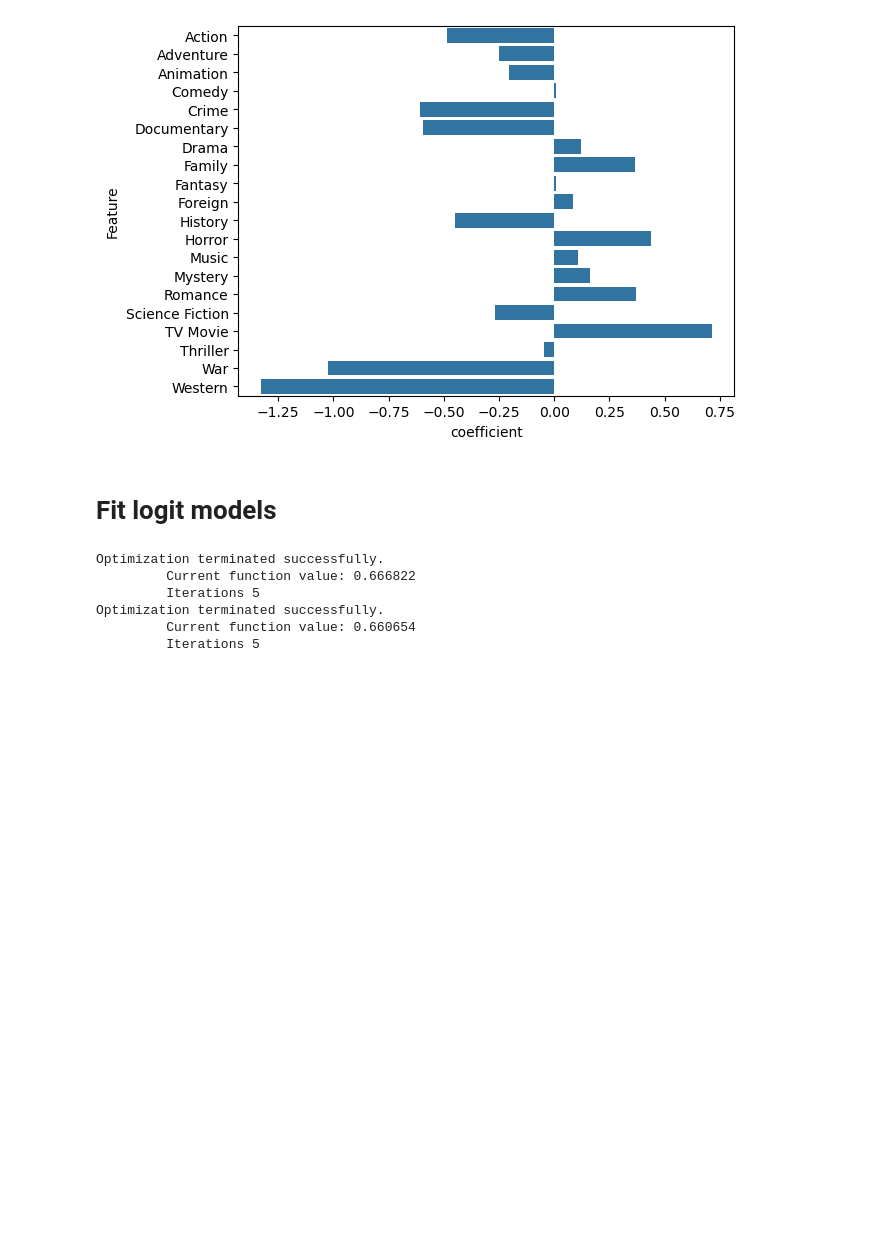
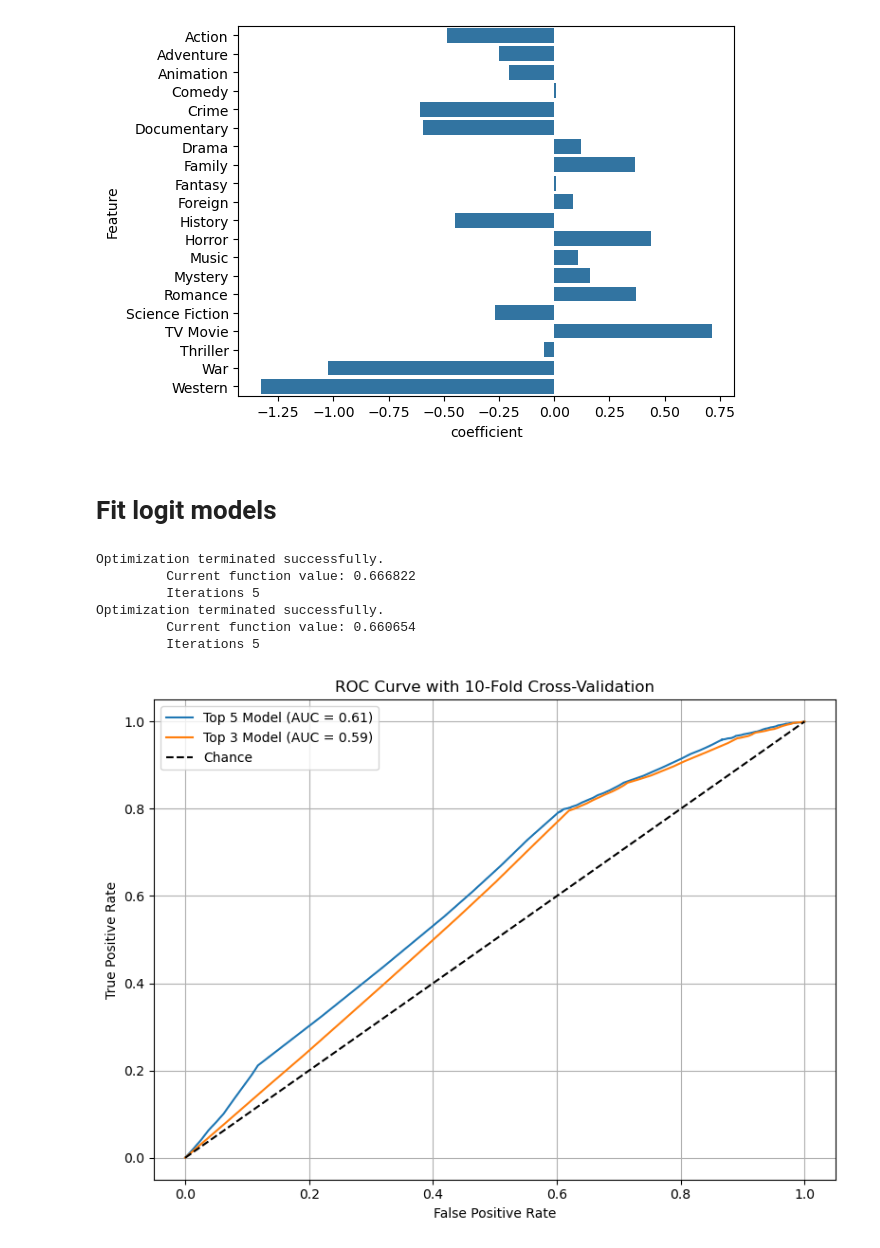
Before and after one commit to 80line/Bechdel_Test_Films, a Jupyter notebook: bechdel_test_films.ipynb, the cells around one changed output. Drawn from its saved outputs; the diff is of its cells as text; code cells hidden in the pictures; blank space fills up the shorter version.

Commit message:
Added ROC curves

```diff
--- a/bechdel_test_films.ipynb
+++ b/bechdel_test_films.ipynb
@@ -636,0 +639,41 @@ plt.close()
+# %%
+from sklearn.model_selection import StratifiedKFold, cross_val_predict
+from sklearn.linear_model import LogisticRegression
+from sklearn.metrics import roc_curve, auc
+import matplotlib.pyplot as plt
+
+# Set cross-validation to k=10
+cv = StratifiedKFold(n_splits=10, shuffle=True, random_state=12345)
+
+# Generate CV predicted probabilities
+probs_top5 = cross_val_predict(
+    LogisticRegression(max_iter=1000),  # same structure as top5_mod
+    X_top5, y, cv=cv, method='predict_proba'
+)[:, 1]
+
+probs_top3 = cross_val_predict(
+    LogisticRegression(max_iter=1000),  # same structure as top3_mod
+    X_top3, y, cv=cv, method='predict_proba'
+)[:, 1]
+
+# ROC and area under curve
+fpr5, tpr5, _ = roc_curve(y, probs_top5)
+fpr3, tpr3, _ = roc_curve(y, probs_top3)
+auc5 = auc(fpr5, tpr5)
+auc3 = auc(fpr3, tpr3)
+
+# Plot
+plt.figure(figsize=(8, 6))
+plt.plot(fpr5, tpr5, label=f'Top 5 Model (AUC = {auc5:.2f})')
+plt.plot(fpr3, tpr3, label=f'Top 3 Model (AUC = {auc3:.2f})')
+plt.plot([0, 1], [0, 1], 'k--', label='Chance')
+plt.xlabel('False Positive Rate')
+plt.ylabel('True Positive Rate')
+plt.title('ROC Curve with 10-Fold Cross-Validation')
+plt.legend()
+plt.grid(True)
+plt.tight_layout()
+plt.savefig("ROC.png")
+plt.show()
+# %% [output]
+[figure, added]
```
Also changed, not shown: parts of 1 cell of this notebook, 1 other file.
